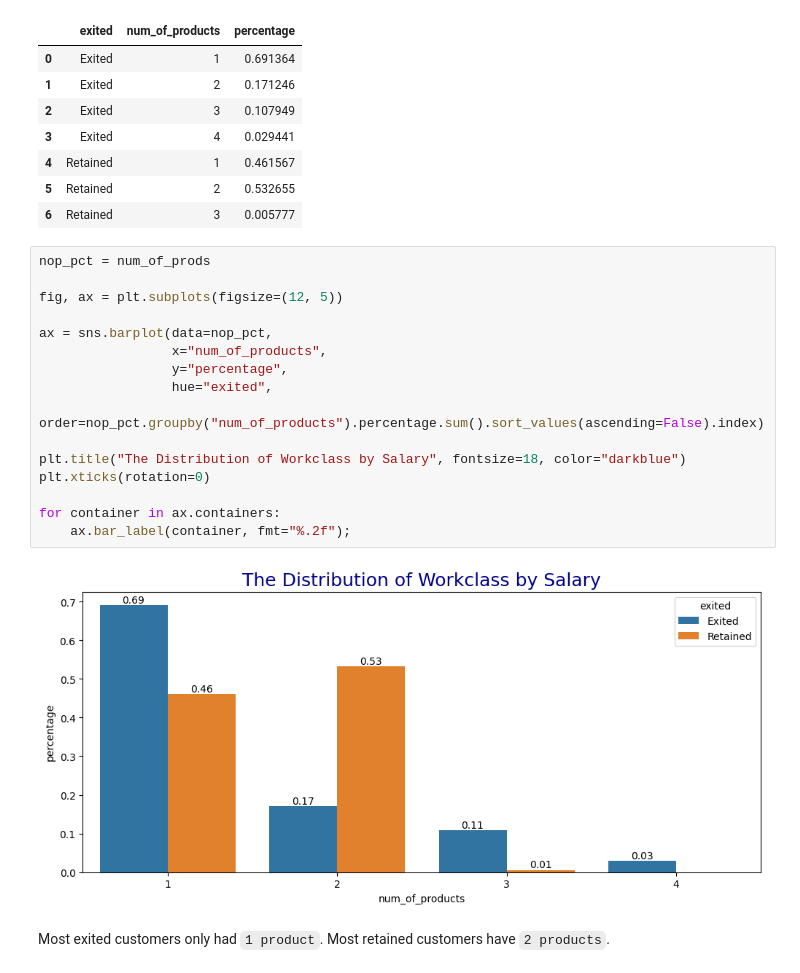
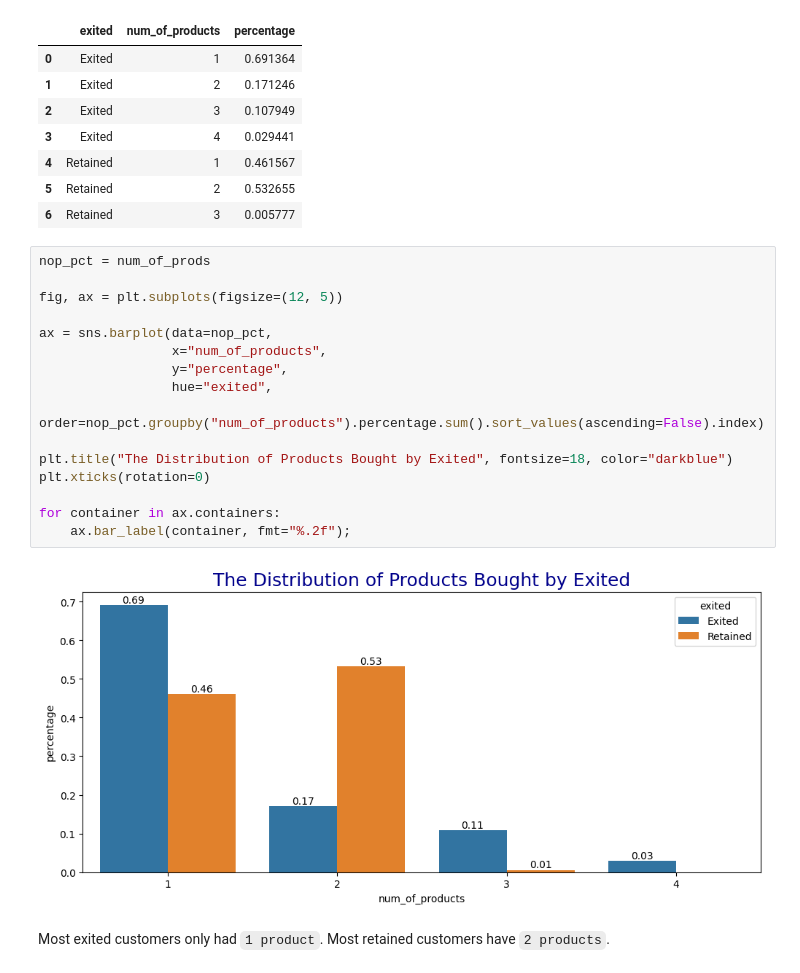
Before and after one commit to iceyisaak/ann-bank-customer-churn-prediction, a Jupyter notebook: ann-bank-customer-churn-prediction.ipynb, the cells around one changed output. Saved outputs shown, nothing was run; the diff lists cells and outputs as text.

```diff
--- a/ann-bank-customer-churn-prediction.ipynb
+++ b/ann-bank-customer-churn-prediction.ipynb
@@ -761,21 +761,21 @@ num_of_prods
 # %%
 nop_pct = num_of_prods
 
 fig, ax = plt.subplots(figsize=(12, 5))
 
 ax = sns.barplot(data=nop_pct,
                  x="num_of_products",
                  y="percentage",
                  hue="exited",
                  order=nop_pct.groupby("num_of_products").percentage.sum().sort_values(ascending=False).index)
 
-plt.title("The Distribution of Workclass by Salary", fontsize=18, color="darkblue")
+plt.title("The Distribution of Products Bought by Exited", fontsize=18, color="darkblue")
 plt.xticks(rotation=0)
 
 for container in ax.containers:
     ax.bar_label(container, fmt="%.2f");
 # %% [output]
-[figure, old version]
+[figure, new version]
 # %% [markdown]
 Most exited customers only had `1 product`.
 Most retained customers have `2 products`.
```
Also changed, not shown: parts of 56 cells of this notebook.
